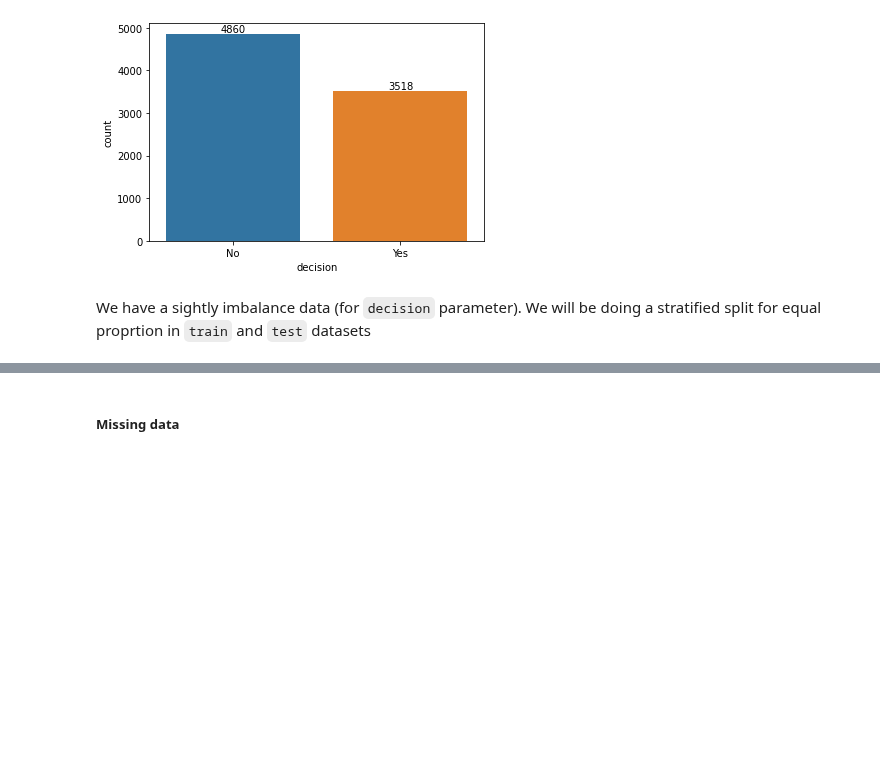
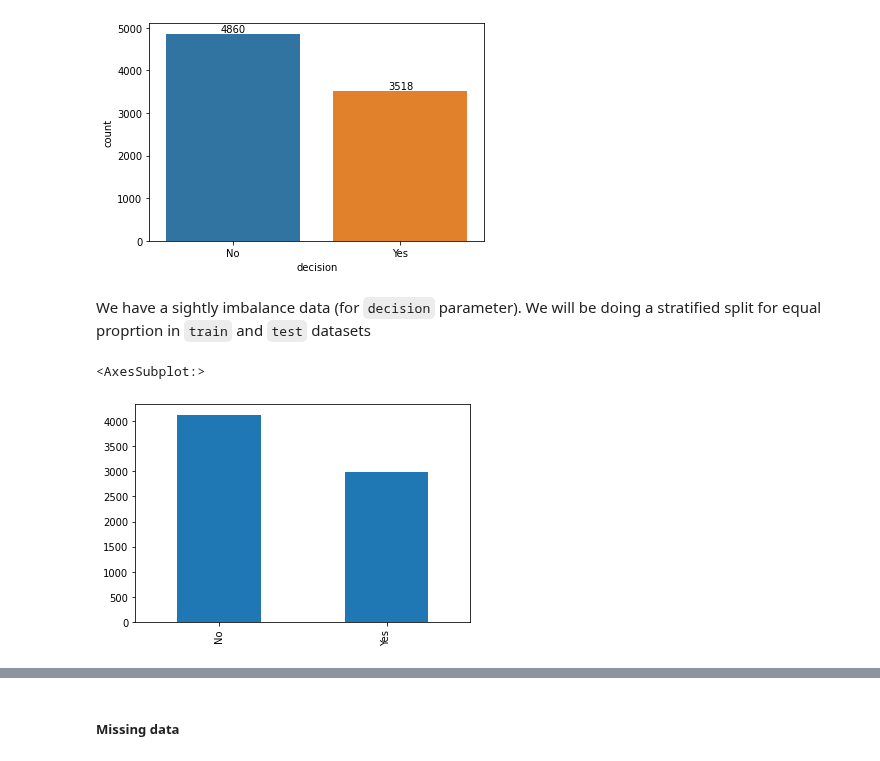
Before and after one commit to mohammadzainabbas/Speed-Dating-ML, a Jupyter notebook: src/notebooks/2_preprocessing.ipynb, the cells around one changed output, grey strips where cells are left out. Drawn from its saved outputs; the diff is of its cells as text; code cells hidden in the pictures; blank space fills up the shorter version.

```diff
--- a/src/notebooks/2_preprocessing.ipynb
+++ b/src/notebooks/2_preprocessing.ipynb
@@ -221,3 +220,8 @@ train_df, test_df = train_test_split(df, test_size=0.15, shuffle=True, random_st
 # reset the index for train and test
 train_df.reset_index(drop=True, inplace=True)
 test_df.reset_index(drop=True, inplace=True)
+# %%
+train_df.dec.replace(0, 'No').replace(1, 'Yes').value_counts().plot(kind = 'bar')
+# %% [output]
+<AxesSubplot:>
+[figure, added]
```
Also changed, not shown: parts of 2 cells of this notebook.
